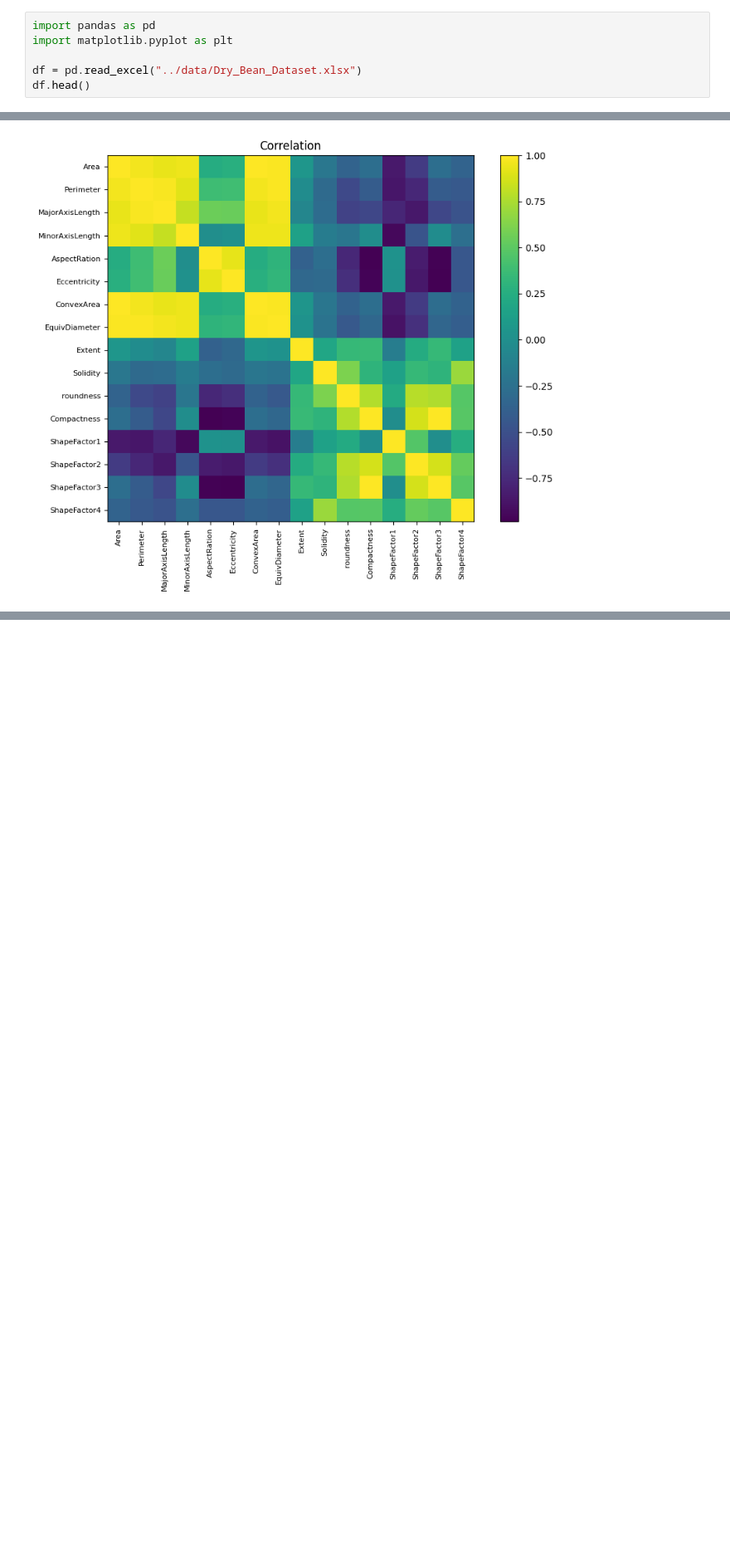
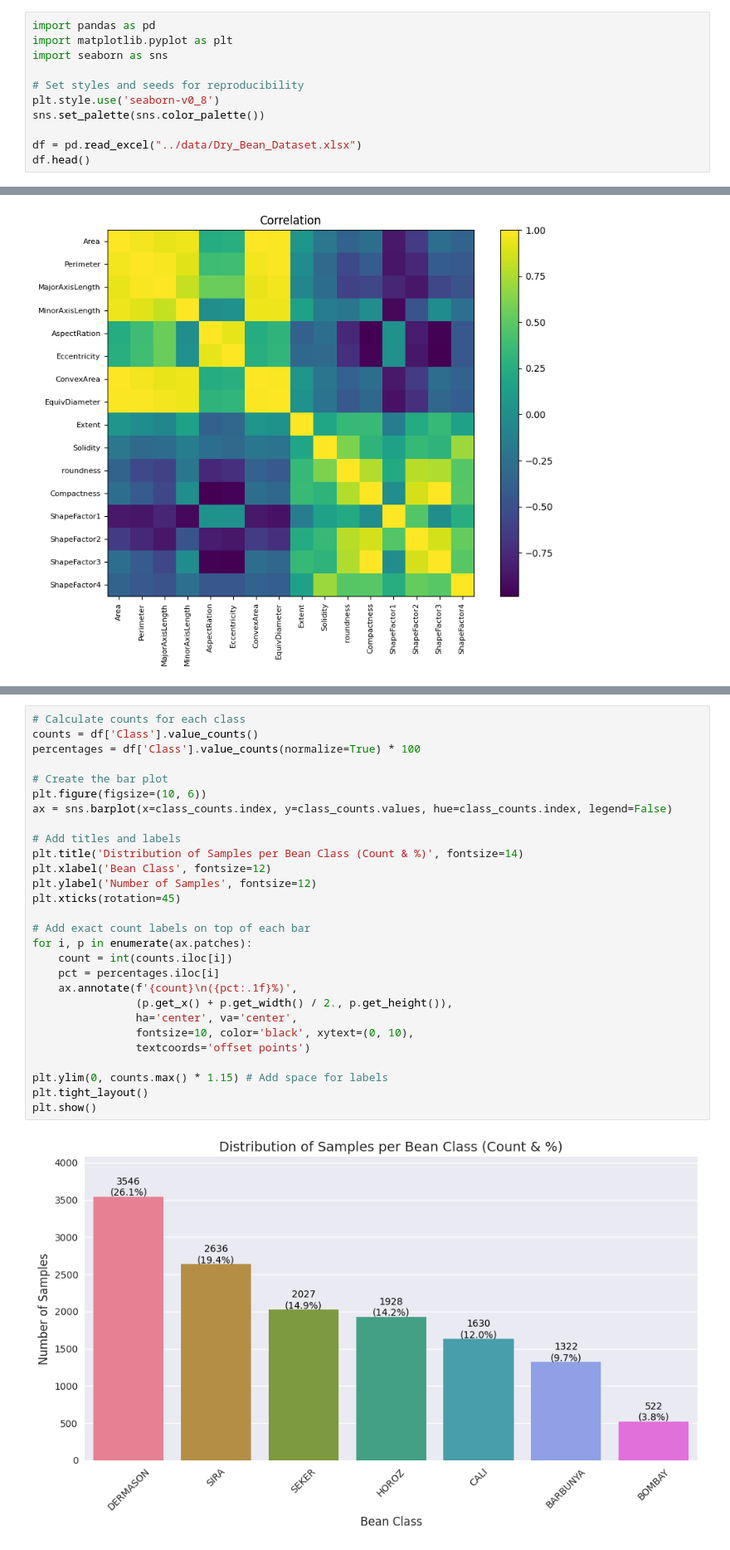
Before and after one commit to fadimardelli/dry-bean-classification, a Jupyter notebook: notebooks/01_eda.ipynb, the cells around one changed output, grey strips where cells are left out. Shown: that part at 83% size. Saved outputs shown, nothing was run; the diff lists cells and outputs as text; blank space fills up the shorter version.

Commit message:
Graphics update

```diff
--- a/notebooks/01_eda.ipynb
+++ b/notebooks/01_eda.ipynb
@@ -1,6 +1,11 @@
 # %%
 import pandas as pd
 import matplotlib.pyplot as plt
+import seaborn as sns
+
+# Set styles and seeds for reproducibility
+plt.style.use('seaborn-v0_8')
+sns.set_palette(sns.color_palette())
 
 df = pd.read_excel("../data/Dry_Bean_Dataset.xlsx")
 df.head()
@@ -76,0 +84,30 @@ plt.tight_layout(); plt.show()
+# %%
+# Calculate counts for each class
+counts = df['Class'].value_counts()
+percentages = df['Class'].value_counts(normalize=True) * 100
+
+# Create the bar plot
+plt.figure(figsize=(10, 6))
+ax = sns.barplot(x=class_counts.index, y=class_counts.values, hue=class_counts.index, legend=False)
+
+# Add titles and labels
+plt.title('Distribution of Samples per Bean Class (Count & %)', fontsize=14)
+plt.xlabel('Bean Class', fontsize=12)
+plt.ylabel('Number of Samples', fontsize=12)
+plt.xticks(rotation=45)
+
+# Add exact count labels on top of each bar
+for i, p in enumerate(ax.patches):
+    count = int(counts.iloc[i])
+    pct = percentages.iloc[i]
+    ax.annotate(f'{count}\n({pct:.1f}%)',
+                (p.get_x() + p.get_width() / 2., p.get_height()),
+                ha='center', va='center',
+                fontsize=10, color='black', xytext=(0, 10),
+                textcoords='offset points')
+
+plt.ylim(0, counts.max() * 1.15) # Add space for labels
+plt.tight_layout()
+plt.show()
+# %% [output]
+[figure, added]
```
Also changed, not shown: parts of 1 cell of this notebook, 3 other files.
